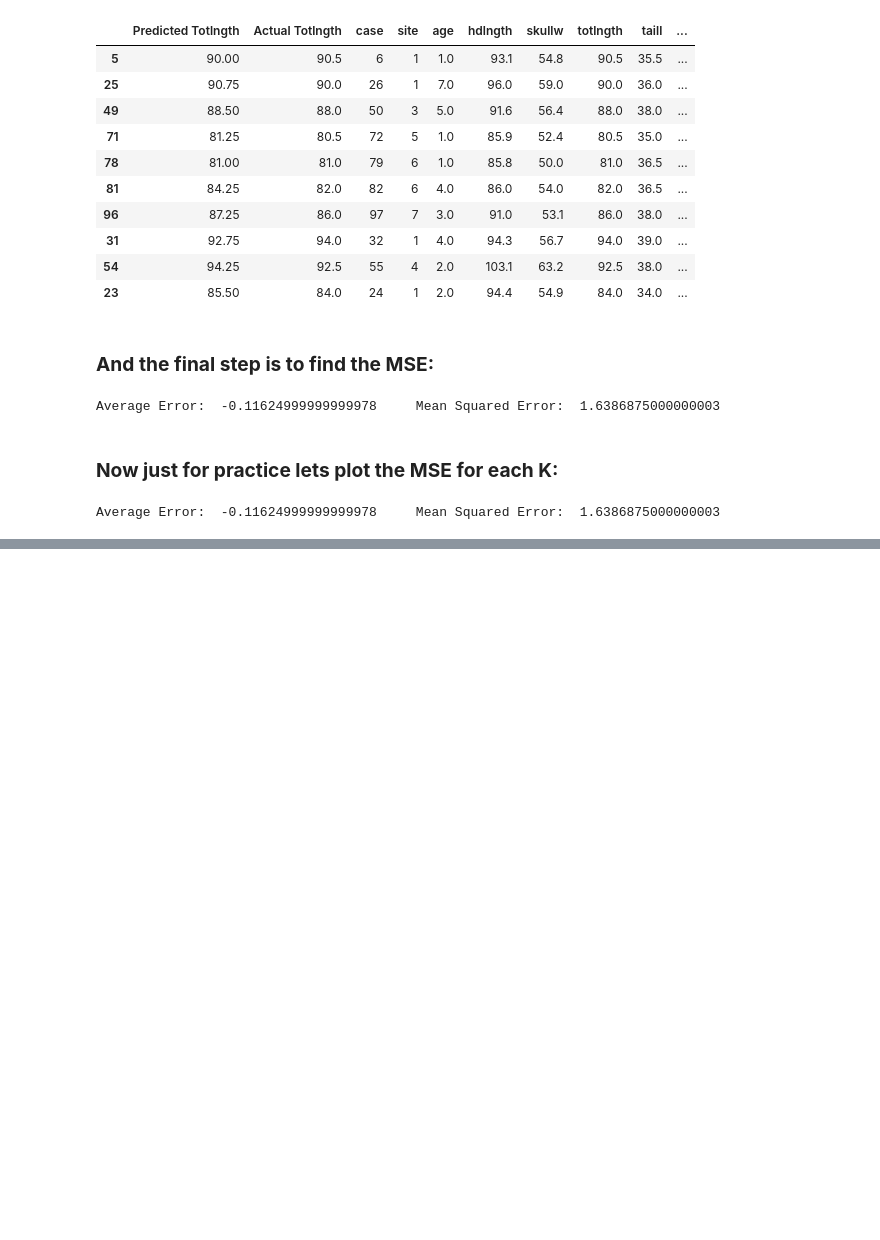
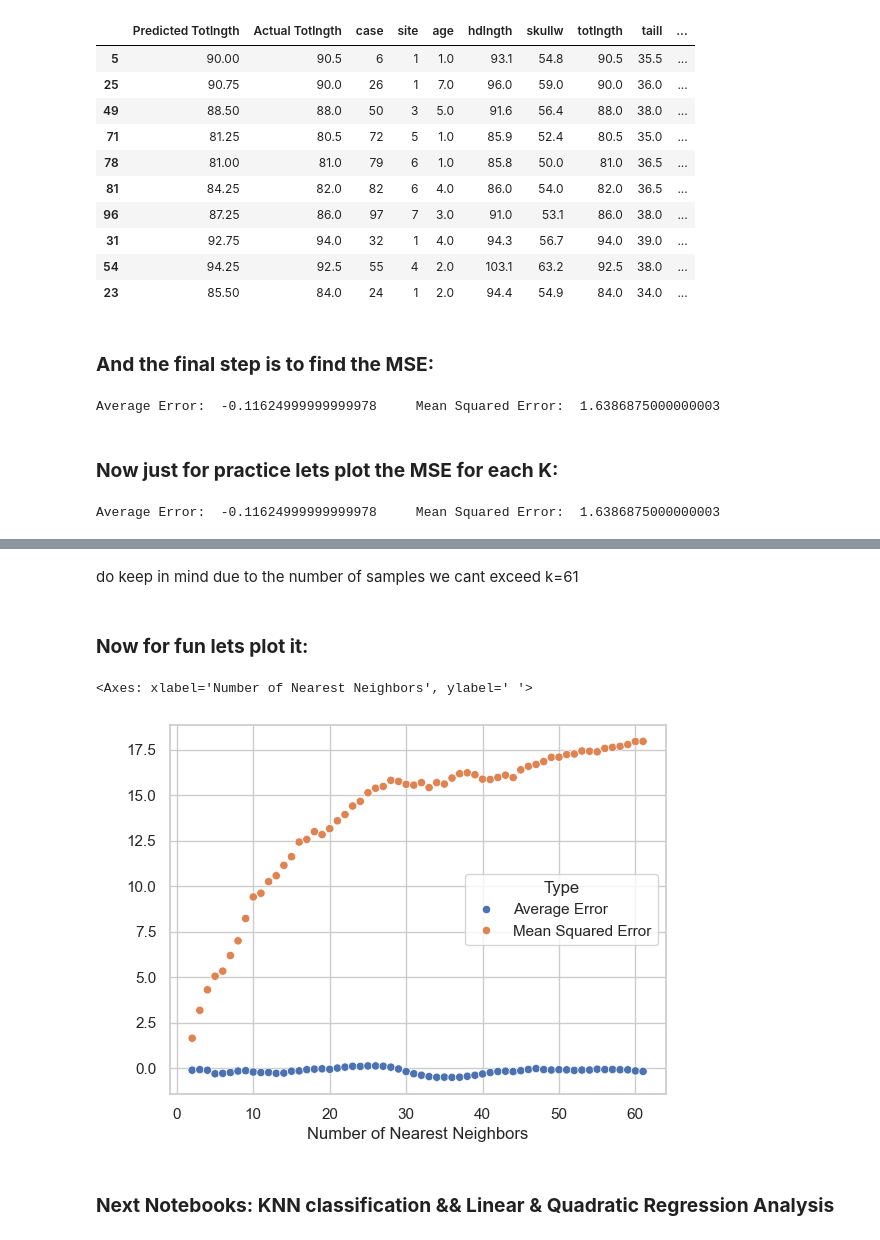
Before and after one commit to almsam/ML-playground, a Jupyter notebook: part 2 KNN regression.ipynb, the cells around one changed output, grey strips where cells are left out. Saved outputs shown, nothing was run; the diff lists cells and outputs as text; code cells hidden in the pictures; blank space fills up the shorter version.

Commit message:
knn graph implemeted

```diff
--- a/part 2 KNN regression.ipynb
+++ b/part 2 KNN regression.ipynb
@@ -147,0 +149,19 @@ K:  30   Average Error:  -0.19316666666666257    Mean Squared Error:  15.5875127
+# %% [markdown]
+do keep in mind due to the number of samples we cant exceed k=61
+# %% [markdown]
+### **Now for fun lets plot it:**
+# %%
+sns.set_theme(style="whitegrid")
+
+data = {'Number of Nearest Neighbors': Karr, ' ': MEarr, "Type": 'Average Error'}; df1 = pd.DataFrame(data)
+
+data = {'Number of Nearest Neighbors': Karr, ' ': MSEarr, "Type": 'Mean Squared Error'}; df2 = pd.DataFrame(data)
+
+df0 = pd.concat([df1, df2])
+
+sns.scatterplot(data=df0, x='Number of Nearest Neighbors', y=' ', hue='Type')
+# %% [output]
+<Axes: xlabel='Number of Nearest Neighbors', ylabel=' '>
+[figure, added]
+# %% [markdown]
+### **Next Notebooks: KNN classification && Linear & Quadratic Regression Analysis**
```
Also changed, not shown: parts of 3 cells of this notebook, 3 other files.
